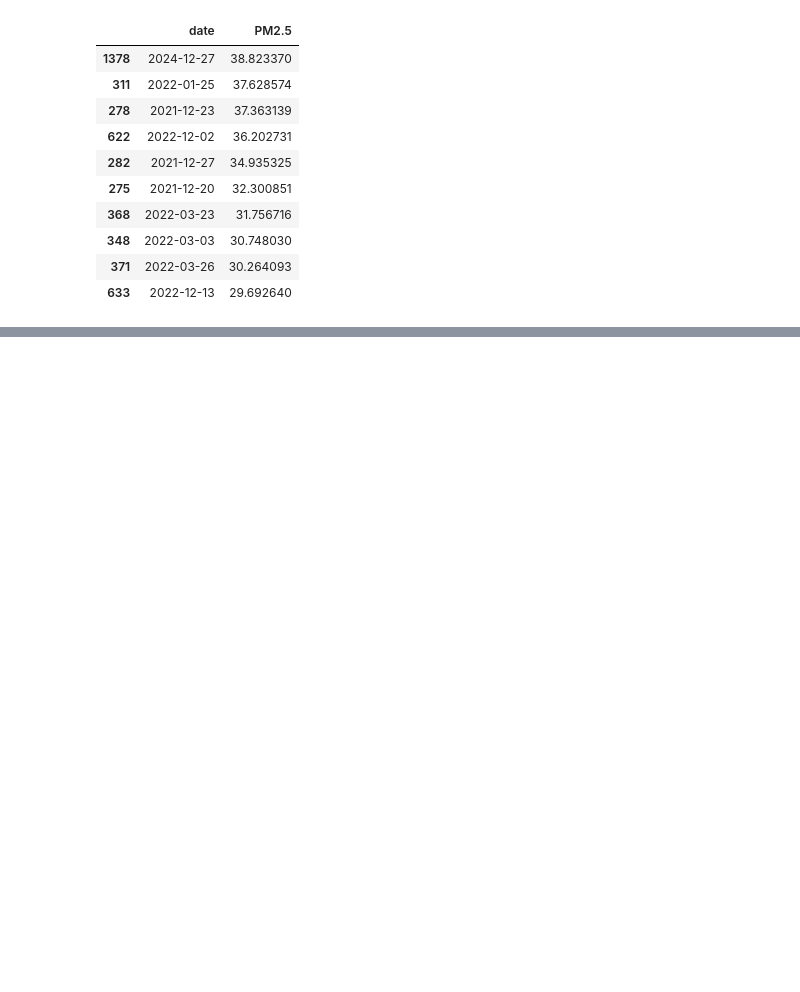
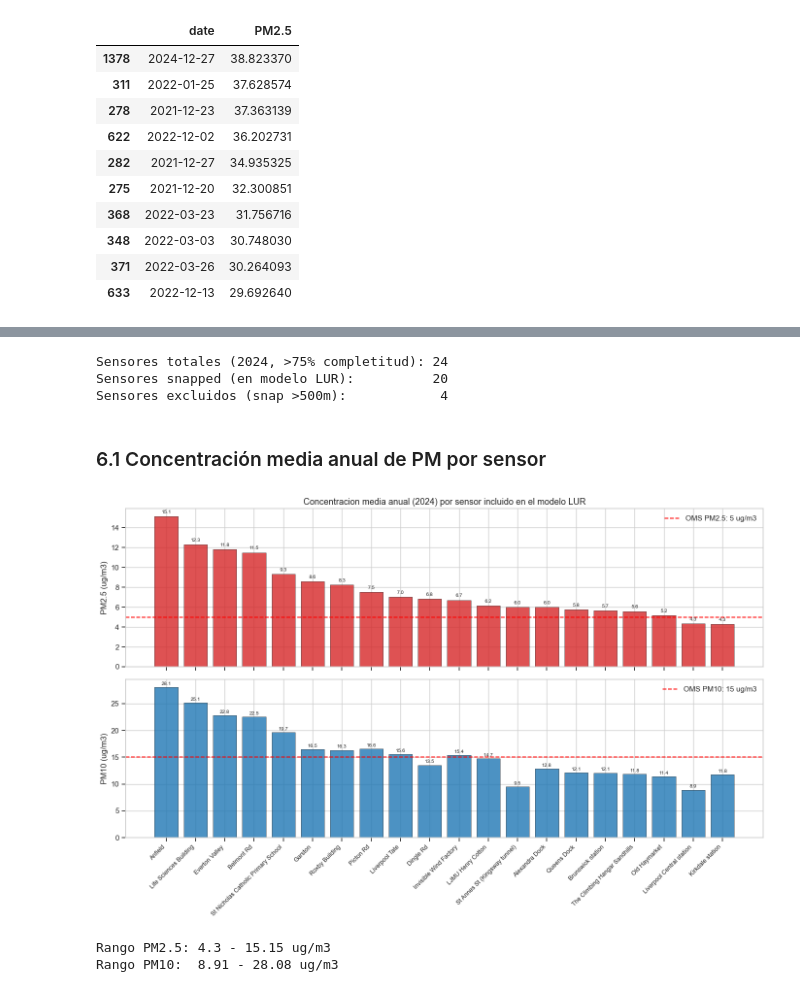
Before and after one commit to ivanloki00/Proyecto-III, a Jupyter notebook: src/analysis/EDA_Temporal.ipynb, the cells around one changed output, grey strips where cells are left out. Drawn from its saved outputs; the diff is of its cells as text; code cells hidden in the pictures; blank space fills up the shorter version.

```diff
--- a/src/analysis/EDA_Temporal.ipynb
+++ b/src/analysis/EDA_Temporal.ipynb
@@ -179,0 +190,70 @@ fig.show()
+# %%
+import warnings, os
+warnings.filterwarnings("ignore")
+import pandas as pd
+import numpy as np
+import matplotlib.pyplot as plt
+import seaborn as sns
+import geopandas as gpd
+import contextily as ctx
+from pathlib import Path
+
+plt.style.use("seaborn-v0_8-whitegrid")
+sns.set_context("notebook")
+
+ROOT    = Path("../..").resolve()
+FIG_DIR = ROOT / "outputs" / "figures" / "eda"
+FIG_DIR.mkdir(parents=True, exist_ok=True)
+
+feat    = pd.read_csv(ROOT / "data/interim/lur_features.csv")
+s2024   = pd.read_csv(ROOT / "data/interim/sensores_2024_agregados.csv")
+snapped = pd.read_csv(ROOT / "data/interim/sensores_snapped_summary.csv")
+
+df_raw  = pd.read_csv(ROOT / "data/processed/sensors_definitivo.csv",
+                      usecols=["sensor_id", "label"])
+labels  = df_raw.drop_duplicates("sensor_id").set_index("sensor_id")["label"]
+
+snapped["label"] = snapped["sensor_id"].map(labels)
+s2024["label"]   = s2024["sensor_id"].map(labels)
+dropped = s2024[~s2024["sensor_id"].isin(snapped["sensor_id"])].copy()
+dropped["label"] = dropped["sensor_id"].map(labels)
+
+print(f"Sensores totales (2024, >75% completitud): {len(s2024)}")
+print(f"Sensores snapped (en modelo LUR):          {len(snapped)}")
+print(f"Sensores excluidos (snap >500m):            {len(dropped)}")
+# %% [output]
+Sensores totales (2024, >75% completitud): 24
+Sensores snapped (en modelo LUR):          20
+Sensores excluidos (snap >500m):            4
+# %% [markdown]
+### 6.1 Concentración media anual de PM por sensor
+# %%
+fig, axes = plt.subplots(2, 1, figsize=(14, 9), sharex=True)
+oms_limits = {"PM2.5": 5, "PM10": 15}
+colors     = {"PM2.5": "#d62728", "PM10": "#1f77b4"}
+
+for ax, col in zip(axes, ["PM2.5", "PM10"]):
+    data = snapped.sort_values(col, ascending=False)
+    bars = ax.bar(data["label"], data[col],
+                  color=colors[col], alpha=0.8, edgecolor="k", linewidth=0.5)
+    ax.axhline(oms_limits[col], color="red", ls="--", lw=1.5,
+               label=f"OMS {col}: {oms_limits[col]} ug/m3")
+    ax.set_ylabel(f"{col} (ug/m3)")
+    ax.legend()
+    for bar, val in zip(bars, data[col]):
+        ax.text(bar.get_x() + bar.get_width()/2, bar.get_height() + 0.2,
+                f"{val:.1f}", ha="center", va="bottom", fontsize=7.5)
+
+axes[1].set_xticklabels(data["label"], rotation=45, ha="right", fontsize=9)
+axes[0].set_title("Concentracion media anual (2024) por sensor incluido en el modelo LUR",
+                  fontsize=13)
+plt.tight_layout()
+plt.savefig(FIG_DIR / "lur_pm_por_sensor.png", dpi=150, bbox_inches="tight")
+plt.show()
+
+print("Rango PM2.5:", round(snapped["PM2.5"].min(), 2), "-", round(snapped["PM2.5"].max(), 2), "ug/m3")
+print("Rango PM10: ", round(snapped["PM10"].min(), 2), "-", round(snapped["PM10"].max(), 2), "ug/m3")
+# %% [output]
+[figure, added]
+Rango PM2.5: 4.3 - 15.15 ug/m3
+Rango PM10:  8.91 - 28.08 ug/m3
```
Also changed, not shown: parts of 13 cells of this notebook, 6 other files.
